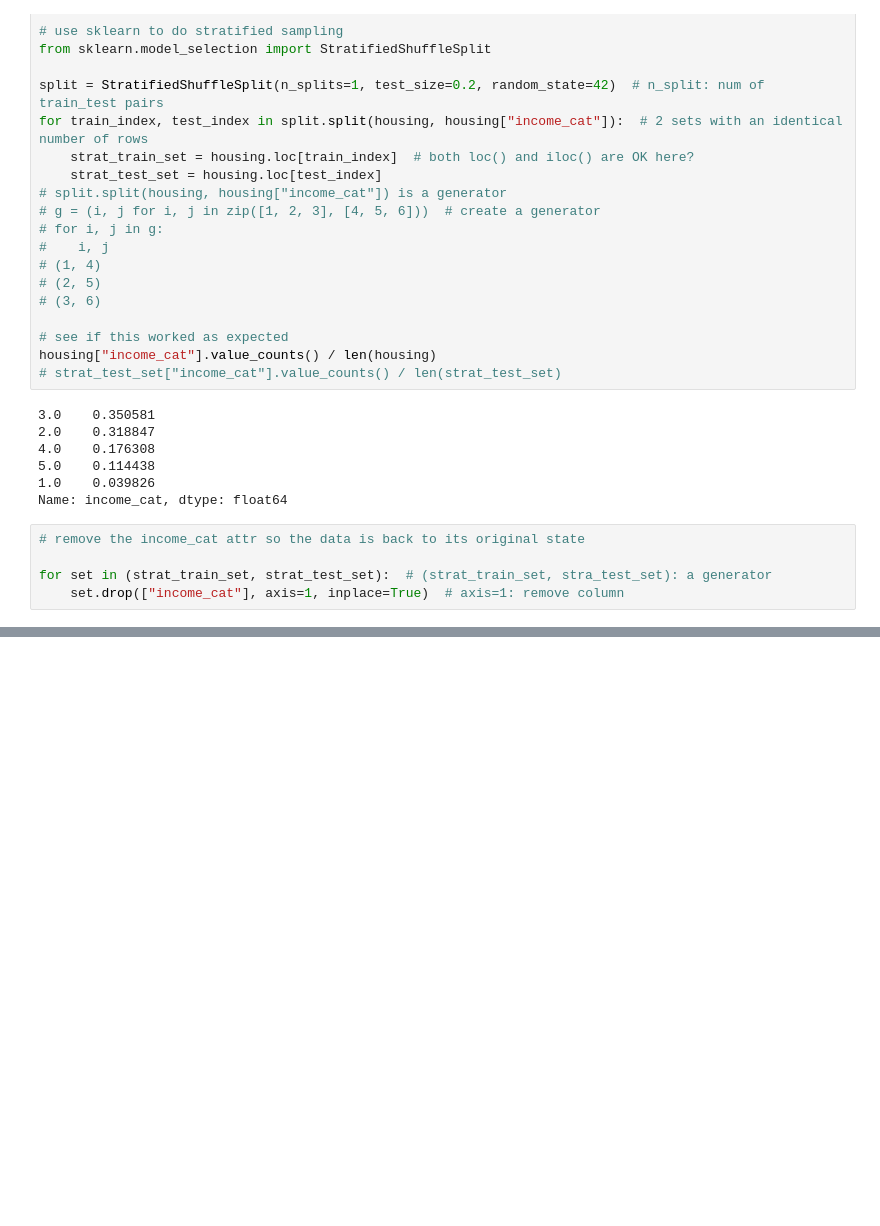
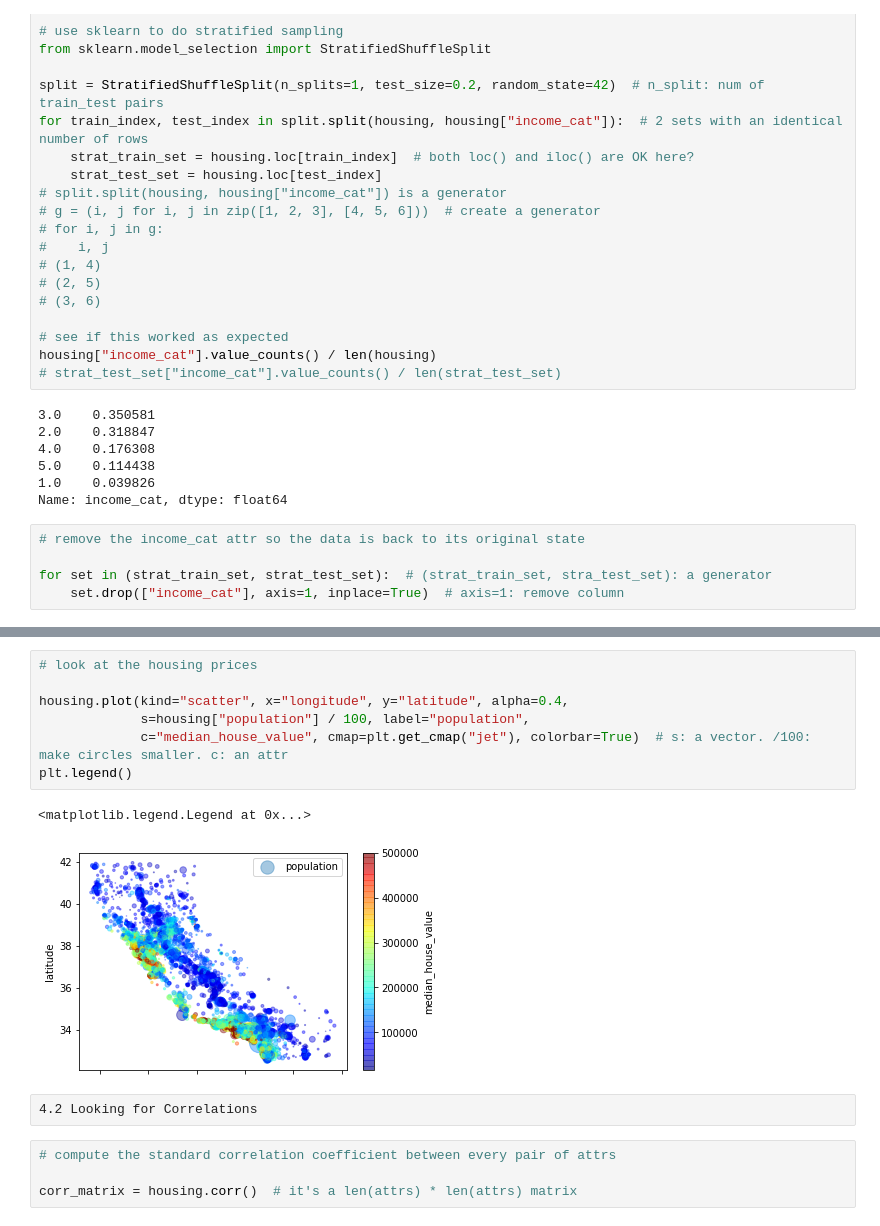
Before and after one commit to Chunngai/handson-ml, a Jupyter notebook: Housing.ipynb, the cells around one changed output, grey strips where cells are left out. Cells and saved outputs as stored; diff of their text form; blank space fills up the shorter version.

```diff
--- a/Housing.ipynb
+++ b/Housing.ipynb
@@ -281,0 +319,16 @@ for set in (strat_train_set, strat_test_set):  # (strat_train_set, stra_test_set
+# %%
+# look at the housing prices
+
+housing.plot(kind="scatter", x="longitude", y="latitude", alpha=0.4,
+             s=housing["population"] / 100, label="population",
+             c="median_house_value", cmap=plt.get_cmap("jet"), colorbar=True)  # s: a vector. /100: make circles smaller. c: an attr
+plt.legend()
+# %% [output]
+<matplotlib.legend.Legend at 0x...>
+[figure, added]
+# %% [raw]
+4.2 Looking for Correlations
+# %%
+# compute the standard correlation coefficient between every pair of attrs
+
+corr_matrix = housing.corr()  # it's a len(attrs) * len(attrs) matrix
```
Also changed, not shown: parts of 15 cells of this notebook.
